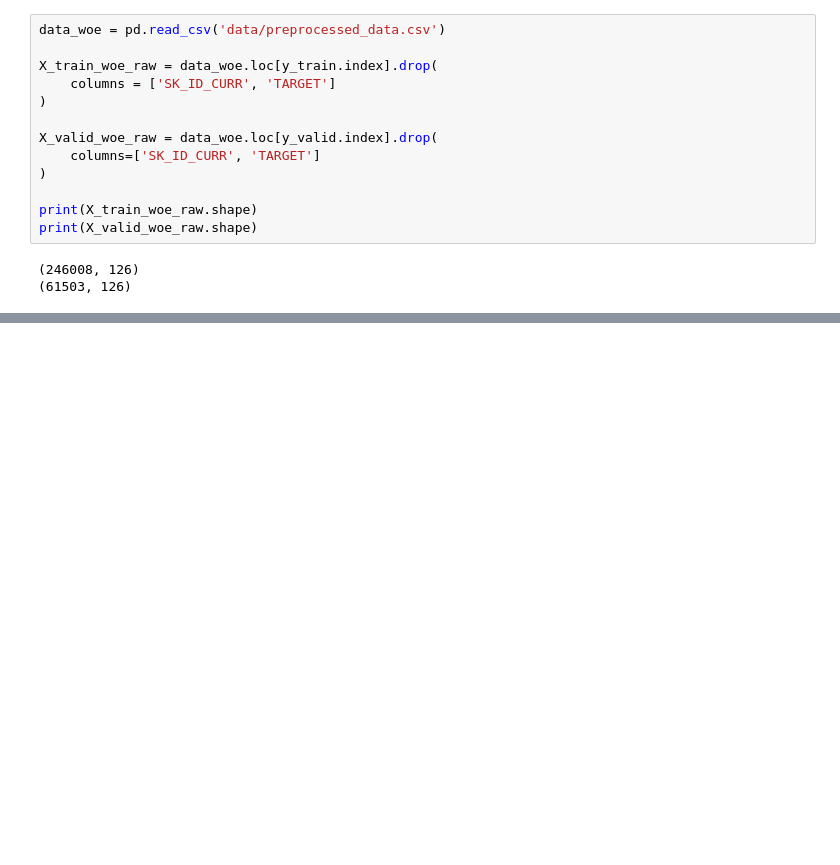
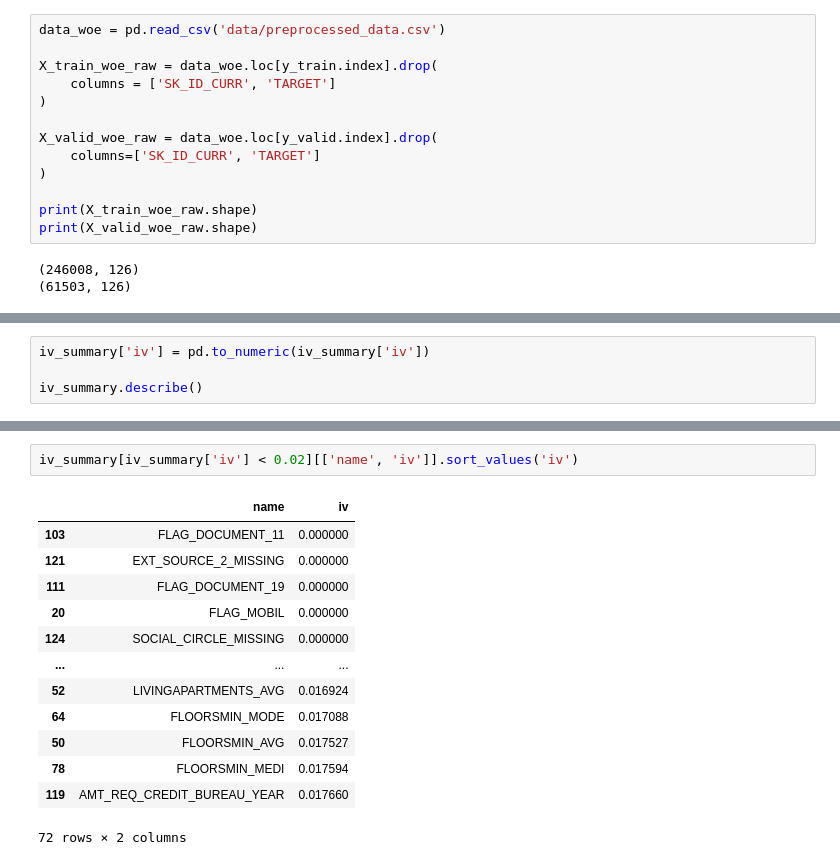
Before and after one commit to Tural-Kazimov/home-credit-default-risk, a Jupyter notebook: 03_model_training.ipynb, the cells around one changed output, grey strips where cells are left out. Drawn from its saved outputs; the diff is of its cells as text; blank space fills up the shorter version.

```diff
--- a/03_model_training.ipynb
+++ b/03_model_training.ipynb
@@ -209,0 +319,4 @@ print(X_valid_woe_raw.shape)
+# %%
+iv_summary['iv'] = pd.to_numeric(iv_summary['iv'])
+
+iv_summary.describe()
@@ -209,0 +333,16 @@ print(X_valid_woe_raw.shape)
+# %%
+iv_summary[iv_summary['iv'] < 0.02][['name', 'iv']].sort_values('iv')
+# %% [output]
+|  | name | iv |
+| 103 | FLAG_DOCUMENT_11 | 0.000000 |
+| 121 | EXT_SOURCE_2_MISSING | 0.000000 |
+| 111 | FLAG_DOCUMENT_19 | 0.000000 |
+| 20 | FLAG_MOBIL | 0.000000 |
+| 124 | SOCIAL_CIRCLE_MISSING | 0.000000 |
+| ... | ... | ... |
+| 52 | LIVINGAPARTMENTS_AVG | 0.016924 |
+| 64 | FLOORSMIN_MODE | 0.017088 |
+| 50 | FLOORSMIN_AVG | 0.017527 |
+| 78 | FLOORSMIN_MEDI | 0.017594 |
+| 119 | AMT_REQ_CREDIT_BUREAU_YEAR | 0.017660 |
+72 rows × 2 columns
```
Also changed, not shown: parts of 24 cells of this notebook.
